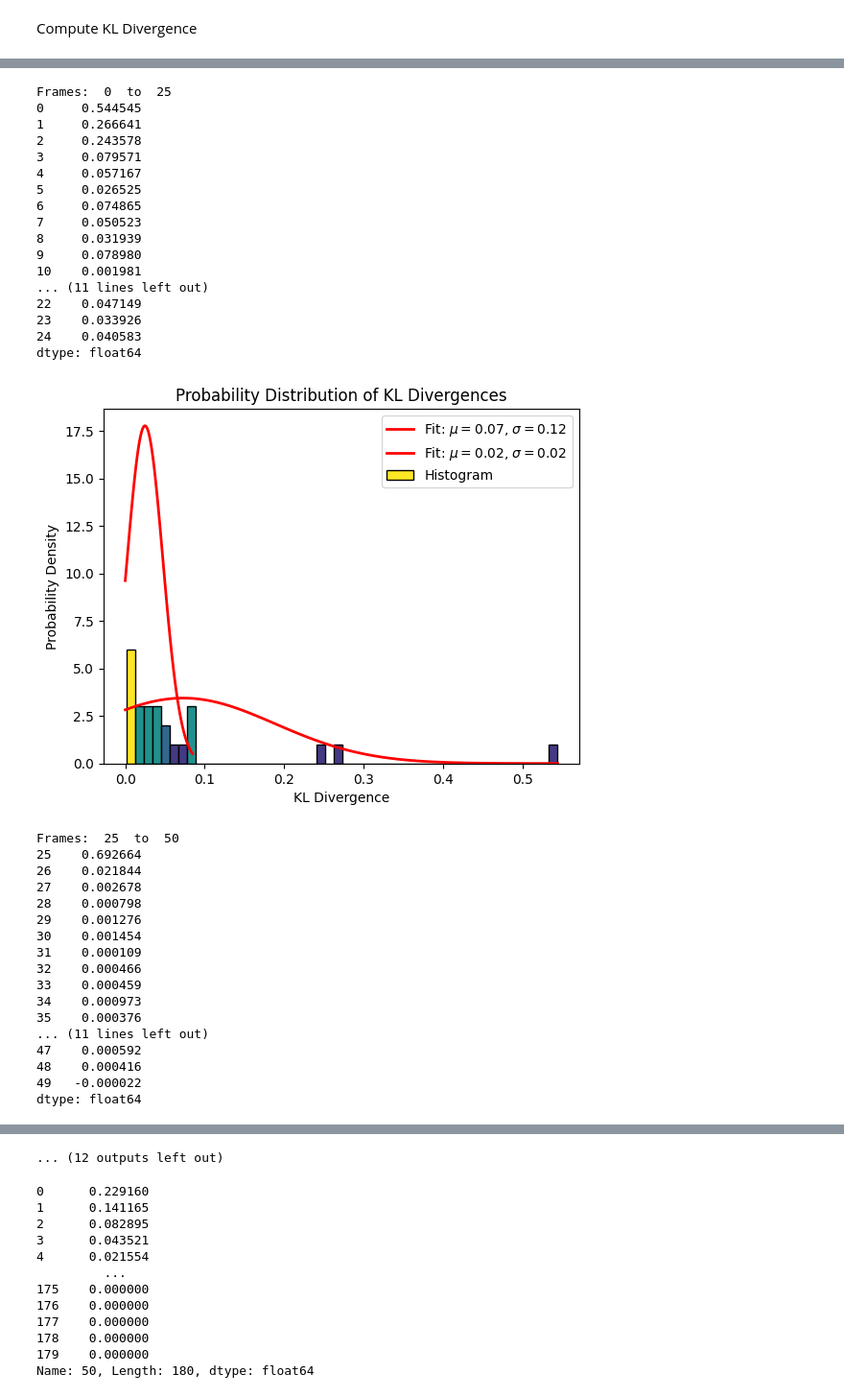
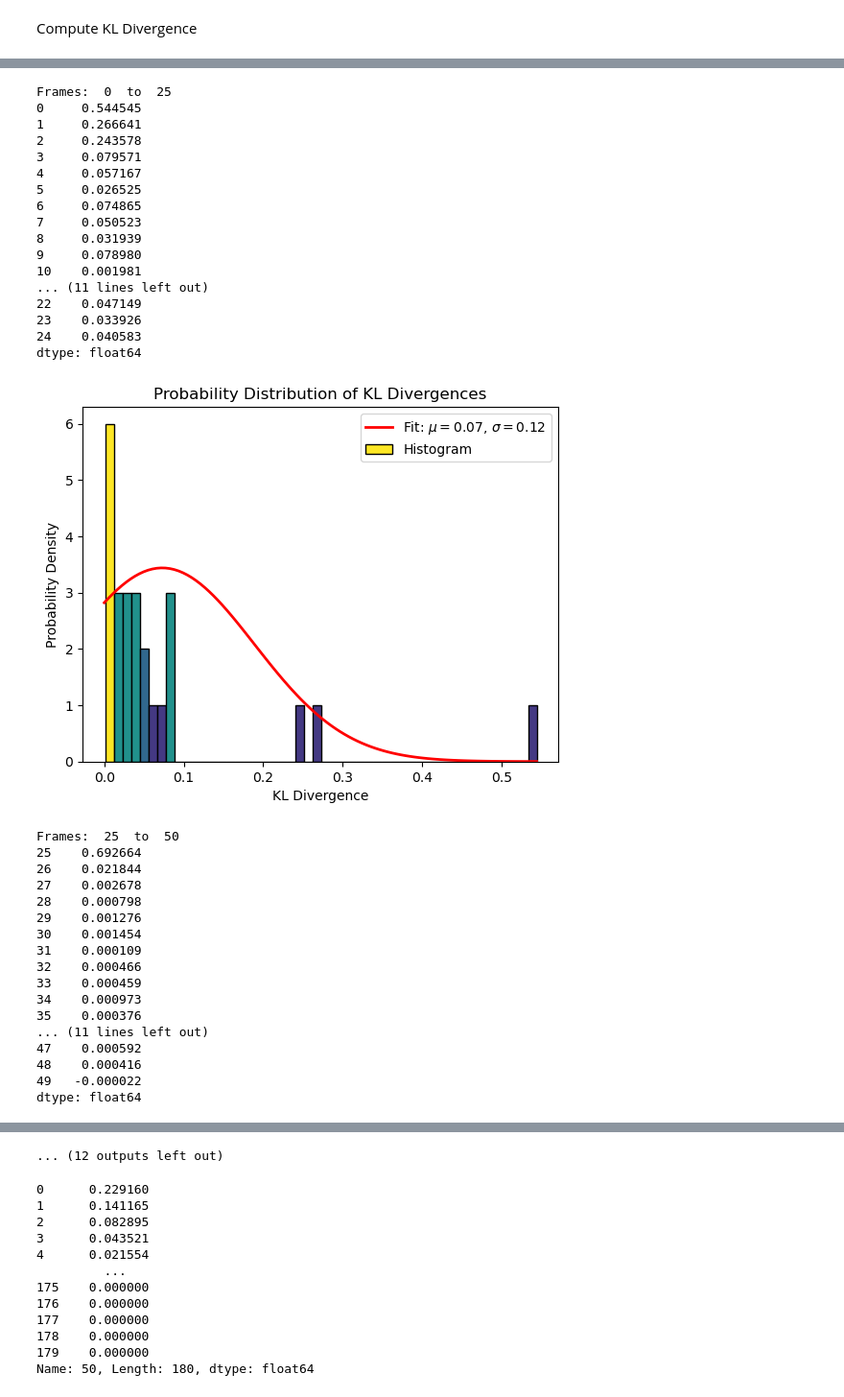
Before and after one commit to laubachb/chimes_CGD-myLLFork, a Jupyter notebook: dissimilarity_clustering/autodetect_equil.ipynb, the cells around one changed output, grey strips where cells are left out. Shown at 96% size. Drawn from its saved outputs; the diff is of its cells as text; code cells hidden in the pictures.

```diff
--- a/dissimilarity_clustering/autodetect_equil.ipynb
+++ b/dissimilarity_clustering/autodetect_equil.ipynb
@@ -229,7 +231,8 @@ for i in range(len(avg_df)):
     # Compute KL divergence for each row in df1_first_13 relative to reference_row
     kl_divergences = []
     for index, row in df1_first_13.iterrows():
-        #kl_divergence = entropy(row, reference_row)
+        kl_divergence = entropy(row, reference_row)
+        #kl_divergences.append(kl_divergence)
         kl_divergences.append(KL(row, reference_row))
 
     # Convert the list of KL divergences to a pandas Series
@@ -269,35 +272,35 @@ for i in range(len(avg_df)):
 
     # Plot the continuous probability distribution
     x = np.linspace(0, positive_data.max(), 100)
     x_equil = np.linspace(0, last_half_positive_data.max(), 100)
     plt.plot(x, norm.pdf(x, mu, std), 'r-', linewidth=2, label=f'Fit: $\mu={mu:.2f}$, $\sigma={std:.2f}$')
-    plt.plot(x_equil, norm.pdf(x_equil, mu_equil, std_equil), 'r-', linewidth=2, label=f'Fit: $\mu={mu_equil:.2f}$, $\sigma={std_equil:.2f}$')
+    #plt.plot(x_equil, norm.pdf(x_equil, mu_equil, std_equil), 'r-', linewidth=2, label=f'Fit: $\mu={mu_equil:.2f}$, $\sigma={std_equil:.2f}$')
 
     plt.title('Probability Distribution of KL Divergences')
     plt.xlabel('KL Divergence')
     plt.ylabel('Probability Density')
     plt.legend()
     plt.show()
     start_frame += 25
 # %% [output]
 Frames:  0  to  25
 0     0.544545
 1     0.266641
 2     0.243578
 3     0.079571
 4     0.057167
 5     0.026525
 6     0.074865
 7     0.050523
 8     0.031939
 9     0.078980
 10    0.001981
 ... (11 lines left out)
 22    0.047149
 23    0.033926
 24    0.040583
 dtype: float64
-[figure, old version]
+[figure, new version]
 Frames:  25  to  50
 25    0.692664
 26    0.021844
```
Also changed, not shown: parts of 3 cells of this notebook.
